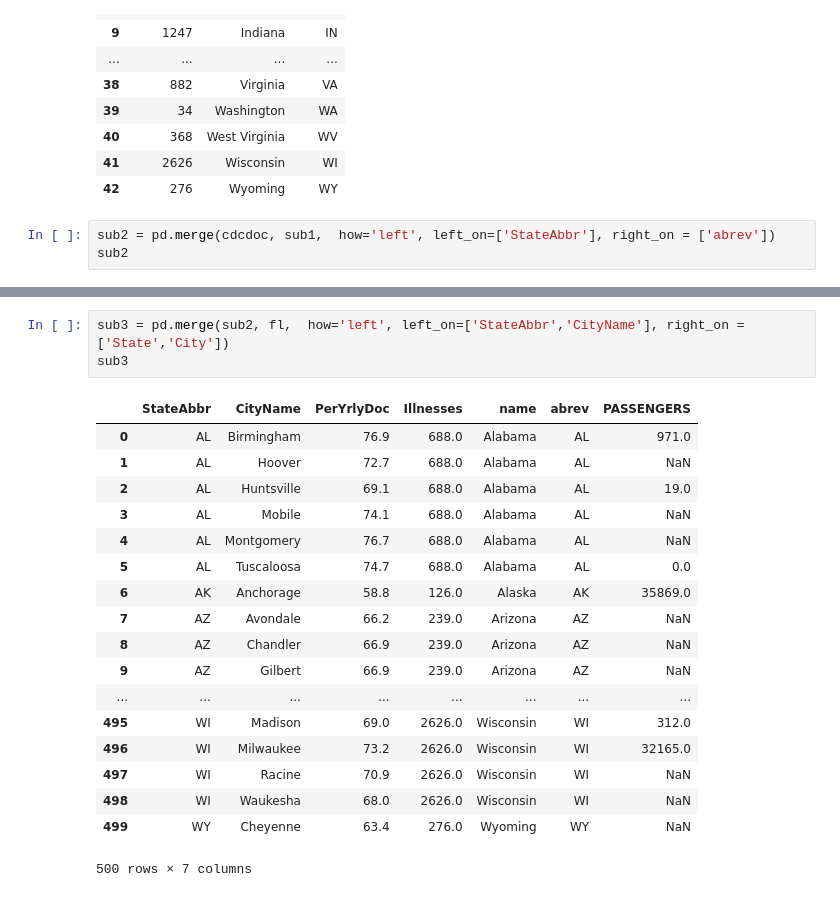
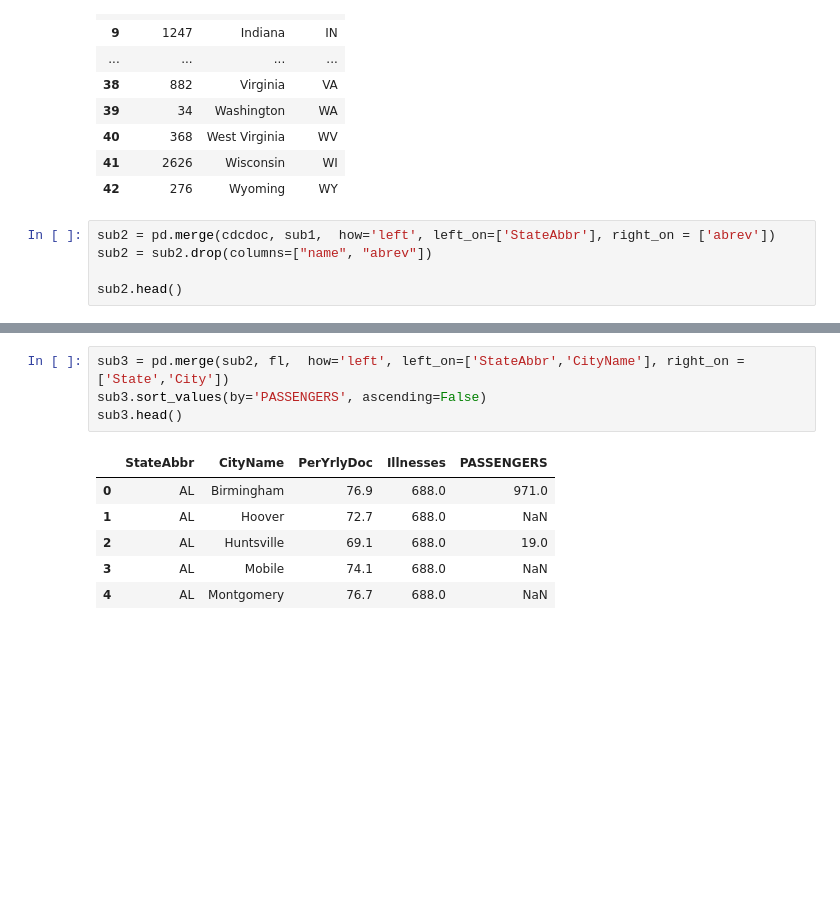
Before and after one commit to SSMDFW/FinalProject, a Jupyter notebook: Data/MLCity.ipynb, the cells around one changed output, grey strips where cells are left out. Cells and saved outputs as stored; diff of their text form; blank space fills up the shorter version.

```diff
--- a/Data/MLCity.ipynb
+++ b/Data/MLCity.ipynb
@@ -171,5 +171,7 @@ sub1
 | 42 | 276 | Wyoming | WY |
 # %%
 sub2 = pd.merge(cdcdoc, sub1,  how='left', left_on=['StateAbbr'], right_on = ['abrev'])
-sub2
+sub2 = sub2.drop(columns=["name", "abrev"])
+
+sub2.head()
 # %% [output]
@@ -194,22 +184,11 @@ sub2
 # %%
 sub3 = pd.merge(sub2, fl,  how='left', left_on=['StateAbbr','CityName'], right_on = ['State','City'])
-sub3
+sub3.sort_values(by='PASSENGERS', ascending=False)
+sub3.head()
 # %% [output]
-|  | StateAbbr | CityName | PerYrlyDoc | Illnesses | name | abrev | PASSENGERS |
-| 0 | AL | Birmingham | 76.9 | 688.0 | Alabama | AL | 971.0 |
-| 1 | AL | Hoover | 72.7 | 688.0 | Alabama | AL | NaN |
-| 2 | AL | Huntsville | 69.1 | 688.0 | Alabama | AL | 19.0 |
-| 3 | AL | Mobile | 74.1 | 688.0 | Alabama | AL | NaN |
-| 4 | AL | Montgomery | 76.7 | 688.0 | Alabama | AL | NaN |
-| 5 | AL | Tuscaloosa | 74.7 | 688.0 | Alabama | AL | 0.0 |
-| 6 | AK | Anchorage | 58.8 | 126.0 | Alaska | AK | 35869.0 |
-| 7 | AZ | Avondale | 66.2 | 239.0 | Arizona | AZ | NaN |
-| 8 | AZ | Chandler | 66.9 | 239.0 | Arizona | AZ | NaN |
-| 9 | AZ | Gilbert | 66.9 | 239.0 | Arizona | AZ | NaN |
-| ... | ... | ... | ... | ... | ... | ... | ... |
-| 495 | WI | Madison | 69.0 | 2626.0 | Wisconsin | WI | 312.0 |
-| 496 | WI | Milwaukee | 73.2 | 2626.0 | Wisconsin | WI | 32165.0 |
-| 497 | WI | Racine | 70.9 | 2626.0 | Wisconsin | WI | NaN |
-| 498 | WI | Waukesha | 68.0 | 2626.0 | Wisconsin | WI | NaN |
-| 499 | WY | Cheyenne | 63.4 | 276.0 | Wyoming | WY | NaN |
+|  | StateAbbr | CityName | PerYrlyDoc | Illnesses | PASSENGERS |
+| 0 | AL | Birmingham | 76.9 | 688.0 | 971.0 |
+| 1 | AL | Hoover | 72.7 | 688.0 | NaN |
+| 2 | AL | Huntsville | 69.1 | 688.0 | 19.0 |
+| 3 | AL | Mobile | 74.1 | 688.0 | NaN |
+| 4 | AL | Montgomery | 76.7 | 688.0 | NaN |
-500 rows × 7 columns
```
Also changed, not shown: parts of 14 cells of this notebook.
